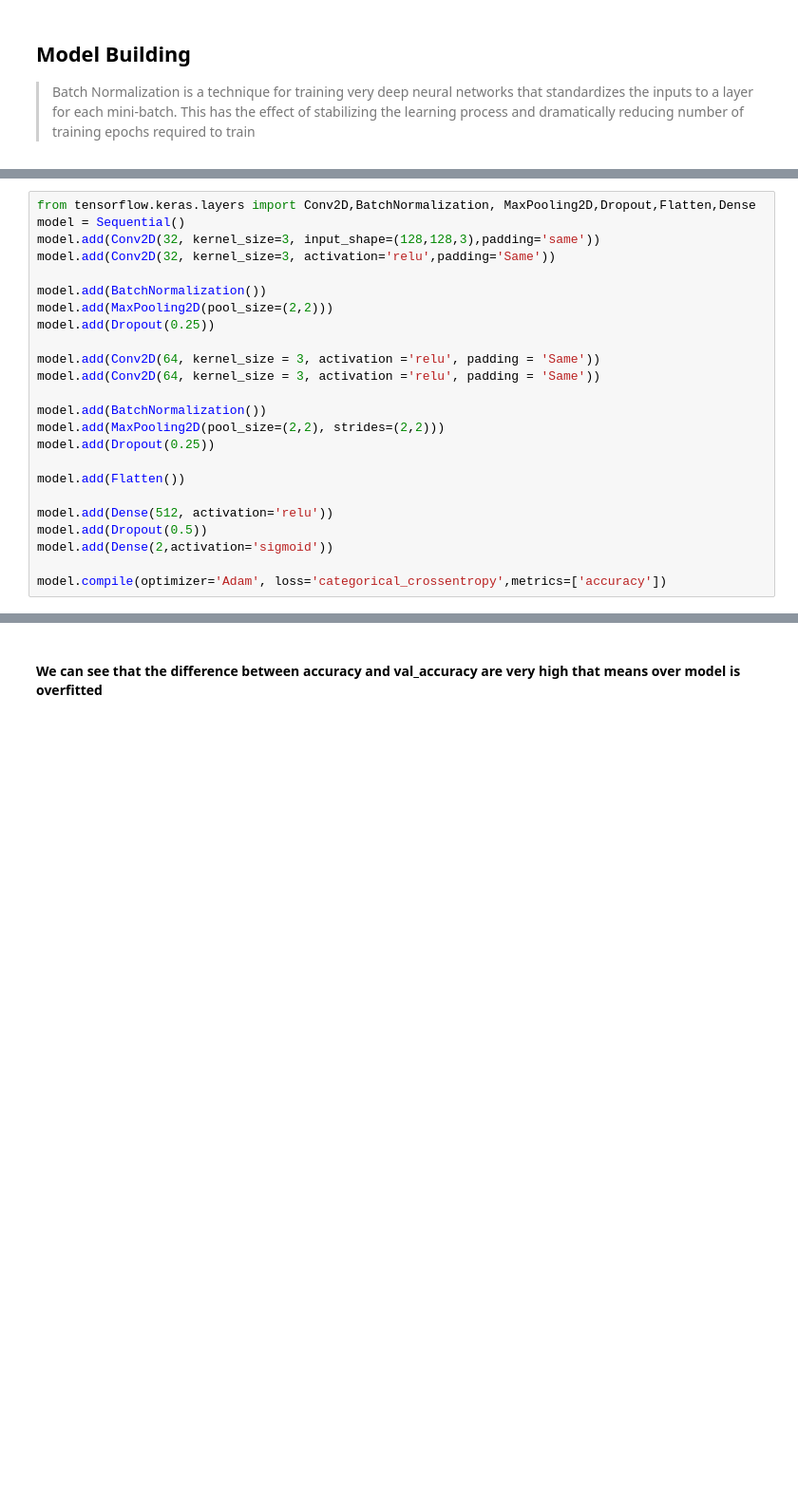
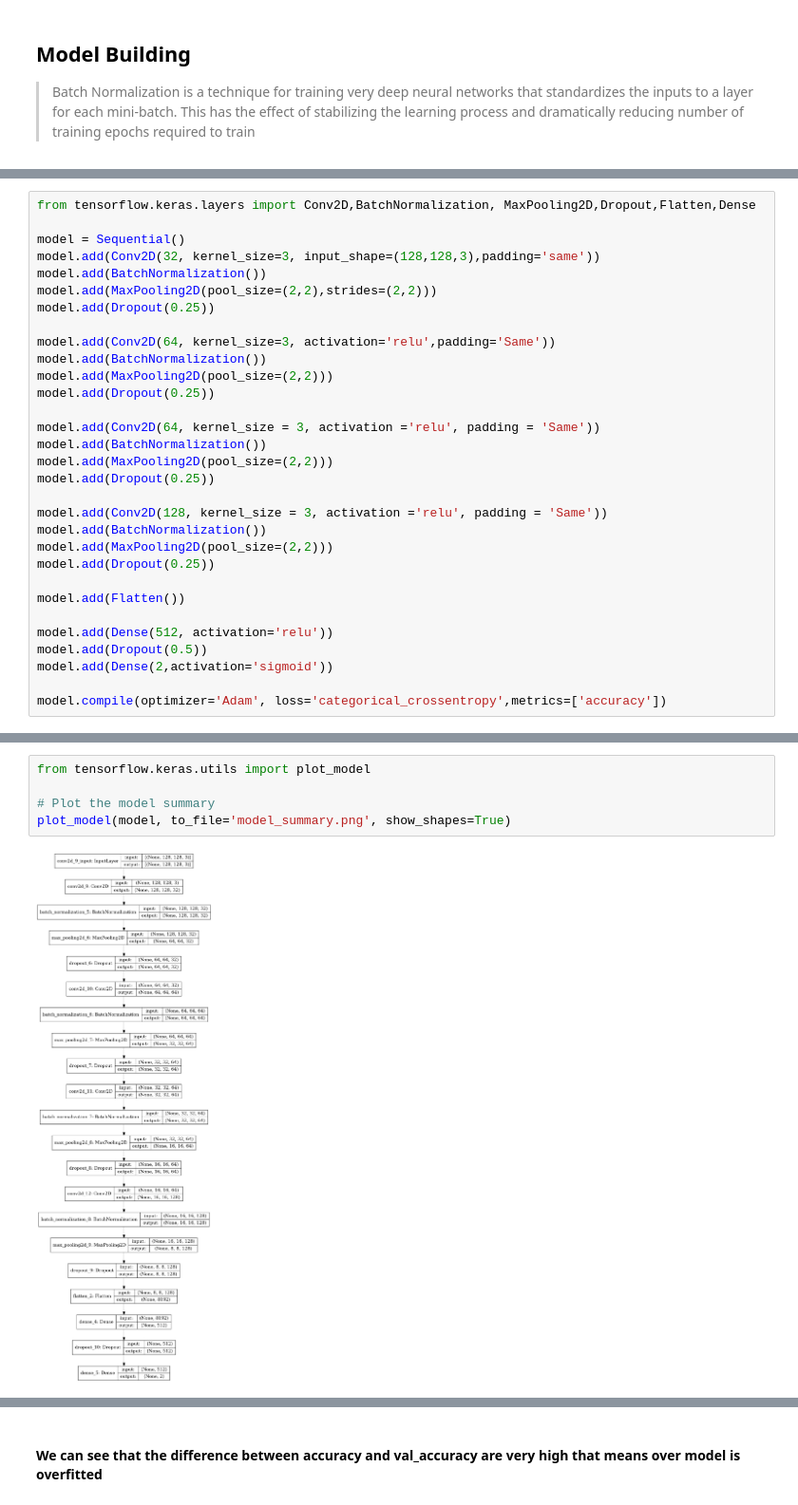
Before and after one commit to karan842/kaggle-notebooks, a Jupyter notebook: brain-tumor-detection.ipynb, the cells around one changed output, grey strips where cells are left out. Shown at 95% size. Cells and saved outputs as stored; diff of their text form; blank space fills up the shorter version.

```diff
--- a/brain-tumor-detection.ipynb
+++ b/brain-tumor-detection.ipynb
@@ -402,18 +420,25 @@ X_train, X_test, y_train, y_test = train_test_split(data,result,test_size=0.2,sh
 # %%
 from tensorflow.keras.layers import Conv2D,BatchNormalization, MaxPooling2D,Dropout,Flatten,Dense
+
 model = Sequential()
 model.add(Conv2D(32, kernel_size=3, input_shape=(128,128,3),padding='same'))
-model.add(Conv2D(32, kernel_size=3, activation='relu',padding='Same'))
+model.add(BatchNormalization())
+model.add(MaxPooling2D(pool_size=(2,2),strides=(2,2)))
+model.add(Dropout(0.25))
 
+model.add(Conv2D(64, kernel_size=3, activation='relu',padding='Same'))
 model.add(BatchNormalization())
 model.add(MaxPooling2D(pool_size=(2,2)))
 model.add(Dropout(0.25))
 
 model.add(Conv2D(64, kernel_size = 3, activation ='relu', padding = 'Same'))
-model.add(Conv2D(64, kernel_size = 3, activation ='relu', padding = 'Same'))
+model.add(BatchNormalization())
+model.add(MaxPooling2D(pool_size=(2,2)))
+model.add(Dropout(0.25))
 
+model.add(Conv2D(128, kernel_size = 3, activation ='relu', padding = 'Same'))
 model.add(BatchNormalization())
-model.add(MaxPooling2D(pool_size=(2,2), strides=(2,2)))
+model.add(MaxPooling2D(pool_size=(2,2)))
 model.add(Dropout(0.25))
 
 model.add(Flatten())
@@ -450 +473,8 @@ y_train.shape
+# %%
+from tensorflow.keras.utils import plot_model
+
+# Plot the model summary
+plot_model(model, to_file='model_summary.png', show_shapes=True)
+# %% [output]
+[figure, added]
 # %%
```
Also changed, not shown: parts of 10 cells of this notebook.
